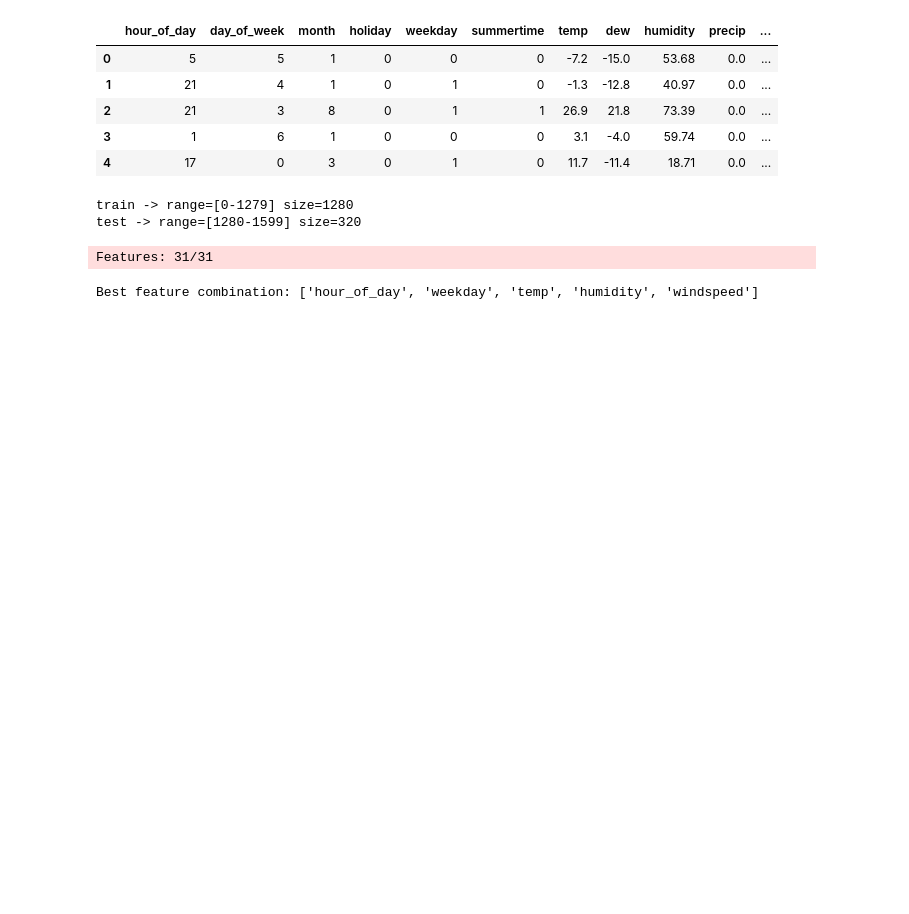
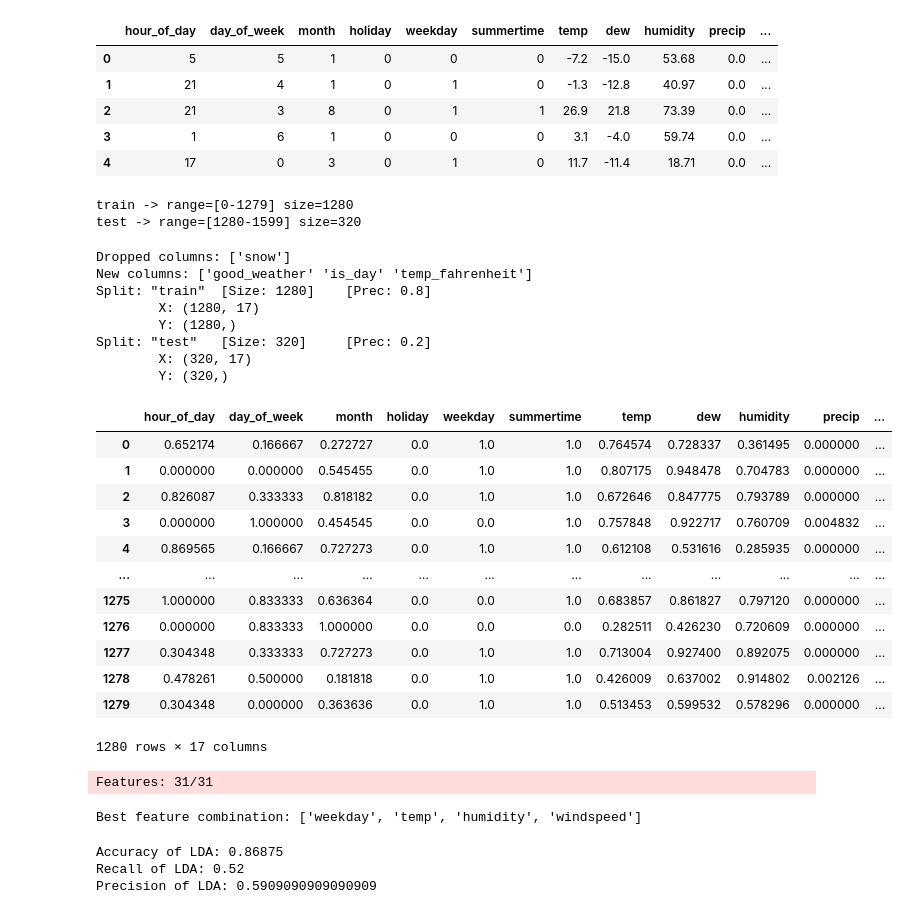
Before and after one commit to DanielVeress/SML_bikes, a Jupyter notebook: LDA_QDA/lda_qda.ipynb, the cells around one changed output. Saved outputs shown, nothing was run; the diff lists cells and outputs as text; code cells hidden in the pictures; blank space fills up the shorter version.

```diff
--- a/LDA_QDA/lda_qda.ipynb
+++ b/LDA_QDA/lda_qda.ipynb
@@ -423,8 +429,39 @@ test -> range=[1280-1599] size=320
 # %%
 ## 4. Scale data
 # Some models are really sensitive to the range of the features, so it's sometimes beneficial to scale every feature's range.
 
+import sys
+sys.path.append(os.path.abspath(".."))
+
 # TODO
+from process_data import process_data
+
+
+X_train, X_test, Y_train , Y_test = process_data(split_prec=prec)
+
+X_train
+# %% [output]
+Dropped columns: ['snow']
+New columns: ['good_weather' 'is_day' 'temp_fahrenheit']
+Split: "train"  [Size: 1280]    [Prec: 0.8]
+        X: (1280, 17)
+        Y: (1280,)
+Split: "test"   [Size: 320]     [Prec: 0.2]
+        X: (320, 17)
+        Y: (320,)
+|  | hour_of_day | day_of_week | month | holiday | weekday | summertime | temp | dew | humidity | precip | ... |
+| 0 | 0.652174 | 0.166667 | 0.272727 | 0.0 | 1.0 | 1.0 | 0.764574 | 0.728337 | 0.361495 | 0.000000 | ... |
+| 1 | 0.000000 | 0.000000 | 0.545455 | 0.0 | 1.0 | 1.0 | 0.807175 | 0.948478 | 0.704783 | 0.000000 | ... |
+| 2 | 0.826087 | 0.333333 | 0.818182 | 0.0 | 1.0 | 1.0 | 0.672646 | 0.847775 | 0.793789 | 0.000000 | ... |
+| 3 | 0.000000 | 1.000000 | 0.454545 | 0.0 | 0.0 | 1.0 | 0.757848 | 0.922717 | 0.760709 | 0.004832 | ... |
+| 4 | 0.869565 | 0.166667 | 0.727273 | 0.0 | 1.0 | 1.0 | 0.612108 | 0.531616 | 0.285935 | 0.000000 | ... |
+| ... | ... | ... | ... | ... | ... | ... | ... | ... | ... | ... | ... |
+| 1275 | 1.000000 | 0.833333 | 0.636364 | 0.0 | 0.0 | 1.0 | 0.683857 | 0.861827 | 0.797120 | 0.000000 | ... |
+| 1276 | 0.000000 | 0.833333 | 1.000000 | 0.0 | 0.0 | 0.0 | 0.282511 | 0.426230 | 0.720609 | 0.000000 | ... |
+| 1277 | 0.304348 | 0.333333 | 0.727273 | 0.0 | 1.0 | 1.0 | 0.713004 | 0.927400 | 0.892075 | 0.000000 | ... |
+| 1278 | 0.478261 | 0.500000 | 0.181818 | 0.0 | 1.0 | 1.0 | 0.426009 | 0.637002 | 0.914802 | 0.002126 | ... |
+| 1279 | 0.304348 | 0.000000 | 0.363636 | 0.0 | 1.0 | 1.0 | 0.513453 | 0.599532 | 0.578296 | 0.000000 | ... |
+1280 rows × 17 columns
 # %%
 # preproccessing of target features
 
@@ -442,16 +479,20 @@ training_category = [
     "dew",
     "humidity",
     "precip",
-    "snow",
+    #"snow",
     #"snowdepth",
-    #"windspeed",
+    "windspeed",
     "cloudcover",
-    "visibility"
+    "visibility",
+    #temp_fahrenheit",
+    #good_weather",
+    #is_day"
+
 ]
 
 
-training_category = ['hour_of_day', 'weekday', 'temp', 'humidity', 'windspeed']
-
+training_category = ['hour_of_day', 'weekday', 'temp', 'humidity', 'windspeed'] #best features for qda
+#training_category = ['month', 'holiday', 'weekday', 'summertime', 'temp', 'humidity', 'precip'] #best features for lda
 
 X_train_selected = X_train[training_category]
 
@@ -466,20 +507,36 @@ qda = skl_da.QuadraticDiscriminantAnalysis()
 
 # Exhaustive search to find out the best features
 efs = ExhaustiveFeatureSelector(
-    estimator=qda,
+    estimator= qda,
     min_features=1,
     max_features=len(training_category),
     scoring='accuracy',
     cv=5,
-    n_jobs=-1
 )
 
 # Fit to the data
 efs = efs.fit(X_train[training_category], Y_train)
 
+
 # Get the best feature combination
 best_features = list(efs.best_feature_names_)
 print(f"Best feature combination: {best_features}")
 # %% [output]
 Features: 31/31
-Best feature combination: ['hour_of_day', 'weekday', 'temp', 'humidity', 'windspeed']
+Best feature combination: ['weekday', 'temp', 'humidity', 'windspeed']
+# %%
+#Training of the LDA model
+import evaluate
+
+lda.fit(X = X_train_selected,y = Y_train)
+lda_predic_prob = lda.predict(X = X_test_selected)
+
+results = evaluate.evaluate_pred(lda_predic_prob,Y_test)
+
+print("Accuracy of LDA:", results["accuracy"])
+print("Recall of LDA:", results["recall"])
+print("Precision of LDA:", results["precision"])
+# %% [output]
+Accuracy of LDA: 0.86875
+Recall of LDA: 0.52
+Precision of LDA: 0.5909090909090909
```
Also changed, not shown: parts of 10 cells of this notebook.
